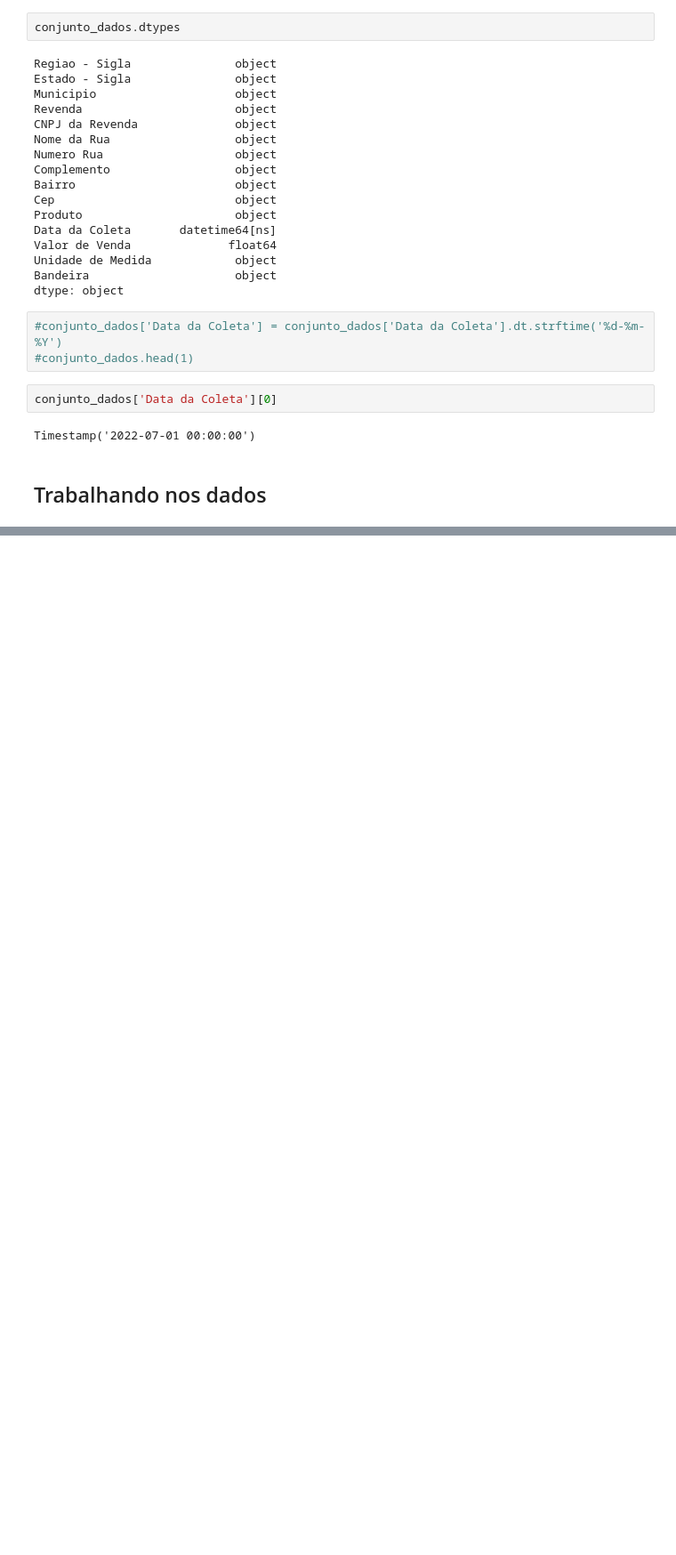
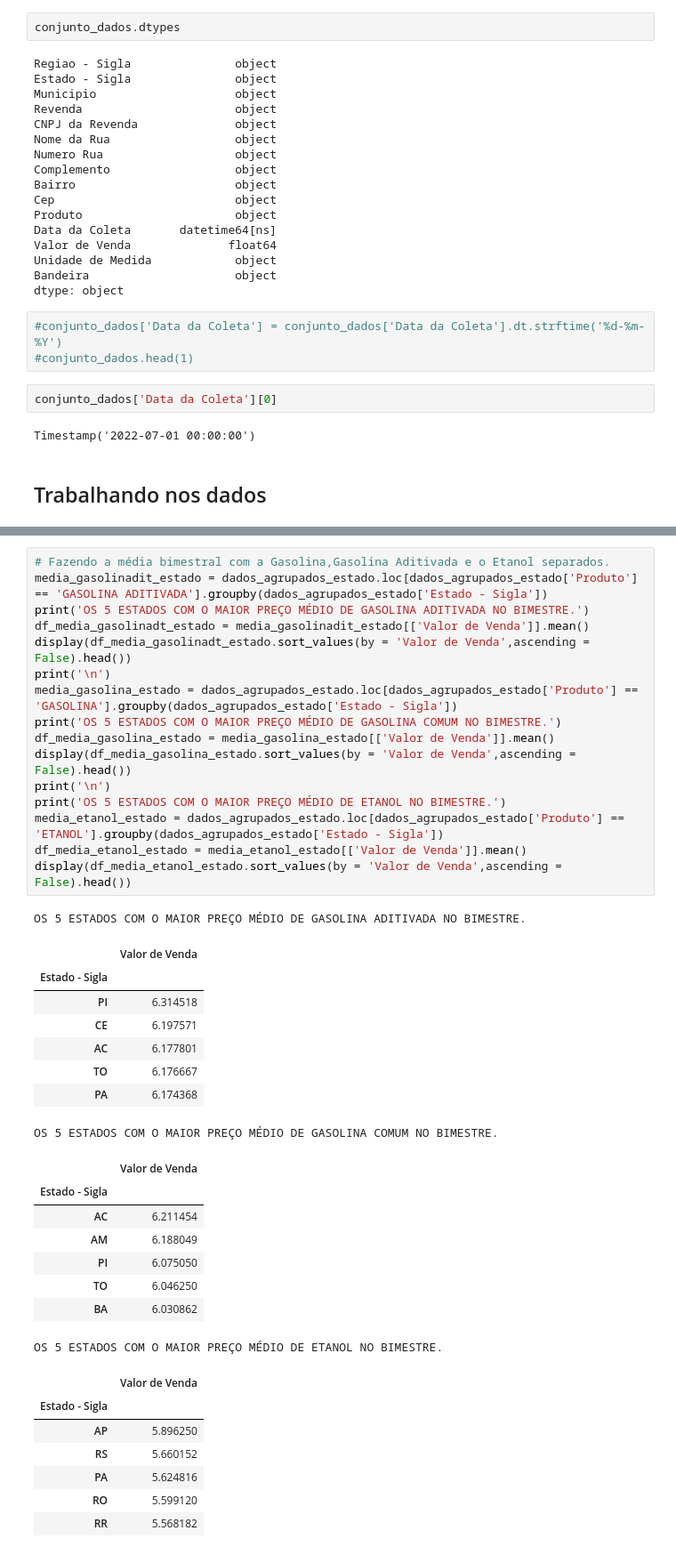
Before and after one commit to pedrorcm/Analise-Combustiveis-M4, a Jupyter notebook: perg _3_4/main.ipynb, the cells around one changed output, grey strips where cells are left out. Shown at 89% size. Cells and saved outputs as stored; diff of their text form; blank space fills up the shorter version.

```diff
--- a/perg _3_4/main.ipynb
+++ b/perg _3_4/main.ipynb
@@ -116,0 +134,41 @@ Timestamp('2022-07-01 00:00:00')
+# %%
+# Fazendo a média bimestral com a Gasolina,Gasolina Aditivada e o Etanol separados.
+media_gasolinadit_estado = dados_agrupados_estado.loc[dados_agrupados_estado['Produto'] == 'GASOLINA ADITIVADA'].groupby(dados_agrupados_estado['Estado - Sigla'])
+print('OS 5 ESTADOS COM O MAIOR PREÇO MÉDIO DE GASOLINA ADITIVADA NO BIMESTRE.')
+df_media_gasolinadt_estado = media_gasolinadit_estado[['Valor de Venda']].mean()
+display(df_media_gasolinadt_estado.sort_values(by = 'Valor de Venda',ascending = False).head())
+print('\n')
+media_gasolina_estado = dados_agrupados_estado.loc[dados_agrupados_estado['Produto'] == 'GASOLINA'].groupby(dados_agrupados_estado['Estado - Sigla'])
+print('OS 5 ESTADOS COM O MAIOR PREÇO MÉDIO DE GASOLINA COMUM NO BIMESTRE.')
+df_media_gasolina_estado = media_gasolina_estado[['Valor de Venda']].mean()
+display(df_media_gasolina_estado.sort_values(by = 'Valor de Venda',ascending = False).head())
+print('\n')
+print('OS 5 ESTADOS COM O MAIOR PREÇO MÉDIO DE ETANOL NO BIMESTRE.')
+media_etanol_estado = dados_agrupados_estado.loc[dados_agrupados_estado['Produto'] == 'ETANOL'].groupby(dados_agrupados_estado['Estado - Sigla'])
+df_media_etanol_estado = media_etanol_estado[['Valor de Venda']].mean()
+display(df_media_etanol_estado.sort_values(by = 'Valor de Venda',ascending = False).head())
+# %% [output]
+OS 5 ESTADOS COM O MAIOR PREÇO MÉDIO DE GASOLINA ADITIVADA NO BIMESTRE.
+|  | Valor de Venda |
+| Estado - Sigla |  |
+| PI | 6.314518 |
+| CE | 6.197571 |
+| AC | 6.177801 |
+| TO | 6.176667 |
+| PA | 6.174368 |
+OS 5 ESTADOS COM O MAIOR PREÇO MÉDIO DE GASOLINA COMUM NO BIMESTRE.
+|  | Valor de Venda |
+| Estado - Sigla |  |
+| AC | 6.211454 |
+| AM | 6.188049 |
+| PI | 6.075050 |
+| TO | 6.046250 |
+| BA | 6.030862 |
+OS 5 ESTADOS COM O MAIOR PREÇO MÉDIO DE ETANOL NO BIMESTRE.
+|  | Valor de Venda |
+| Estado - Sigla |  |
+| AP | 5.896250 |
+| RS | 5.660152 |
+| PA | 5.624816 |
+| RO | 5.599120 |
+| RR | 5.568182 |
```
Also changed, not shown: parts of 4 cells of this notebook, 3 other files.
